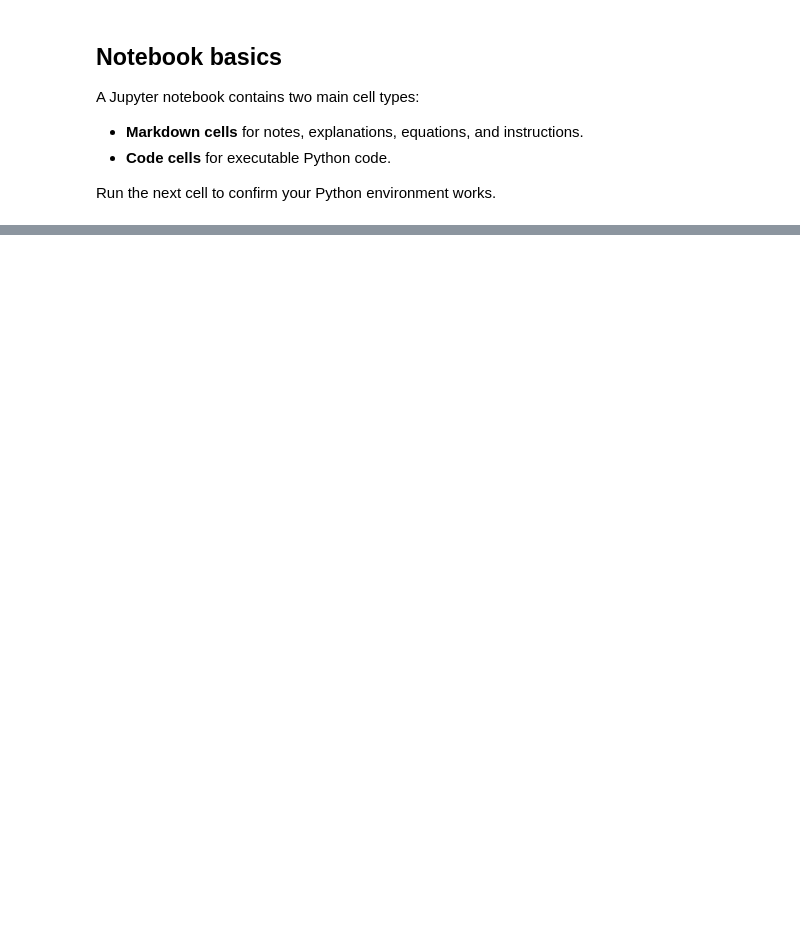
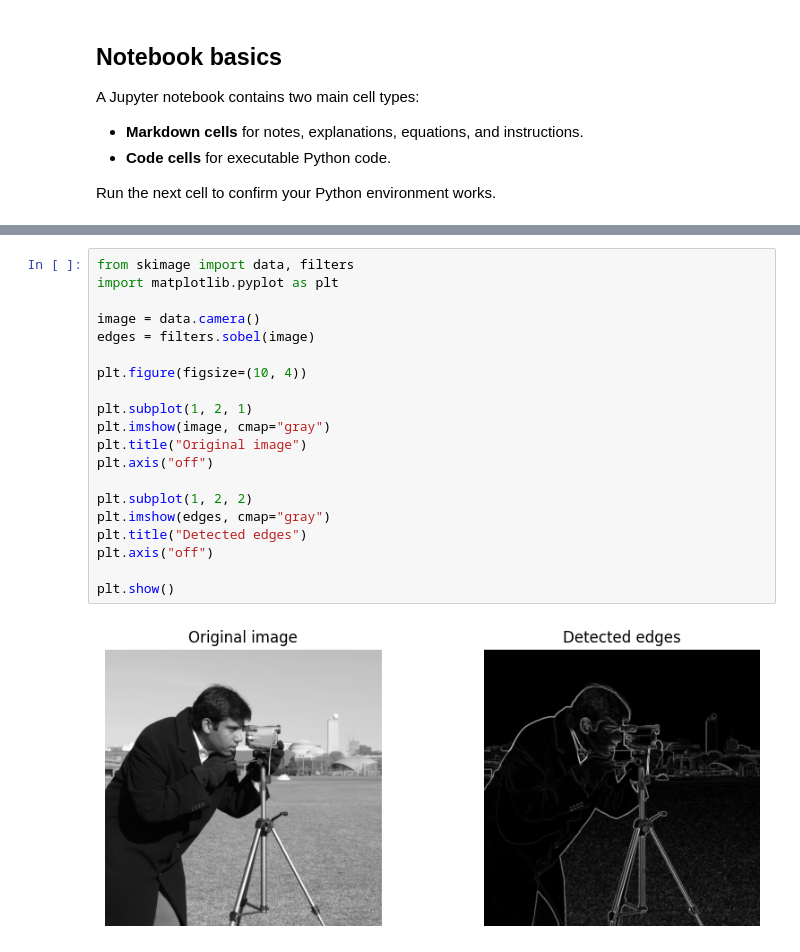
Before and after one commit to aghcv/Computational_Research_Workflows, a Jupyter notebook: docs/workshop/01_introduction_to_colab_and_research_computing.ipynb, the cells around one changed output, grey strips where cells are left out. Saved outputs shown, nothing was run; the diff lists cells and outputs as text; blank space fills up the shorter version.

```diff
--- a/docs/workshop/01_introduction_to_colab_and_research_computing.ipynb
+++ b/docs/workshop/01_introduction_to_colab_and_research_computing.ipynb
@@ -83,0 +183,22 @@ Before the next session, make sure you can explain the key terms from this noteb
+# %%
+from skimage import data, filters
+import matplotlib.pyplot as plt
+
+image = data.camera()
+edges = filters.sobel(image)
+
+plt.figure(figsize=(10, 4))
+
+plt.subplot(1, 2, 1)
+plt.imshow(image, cmap="gray")
+plt.title("Original image")
+plt.axis("off")
+
+plt.subplot(1, 2, 2)
+plt.imshow(edges, cmap="gray")
+plt.title("Detected edges")
+plt.axis("off")
+
+plt.show()
+# %% [output]
+[figure, added]
```
Also changed, not shown: parts of 40 cells of this notebook, 1 other file.
